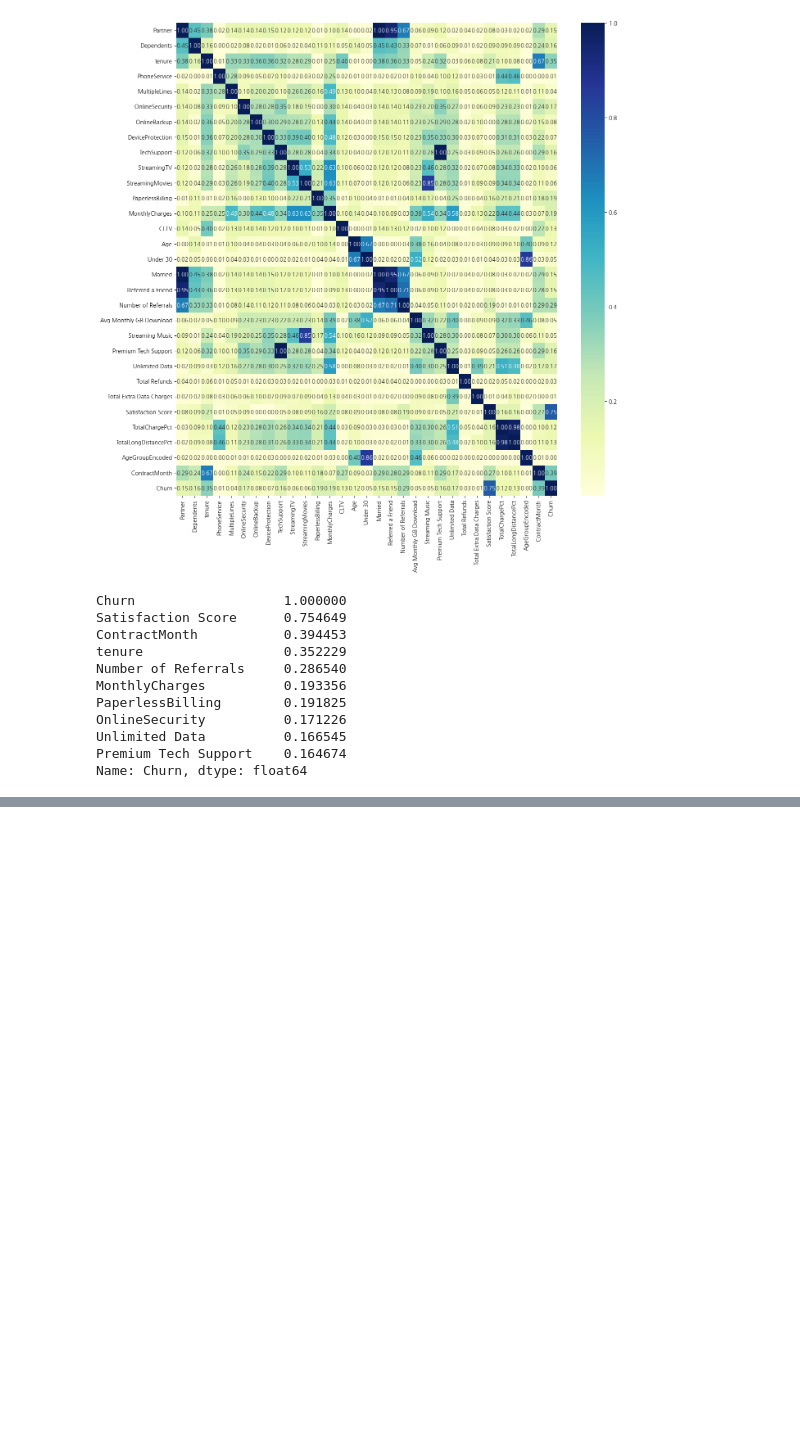
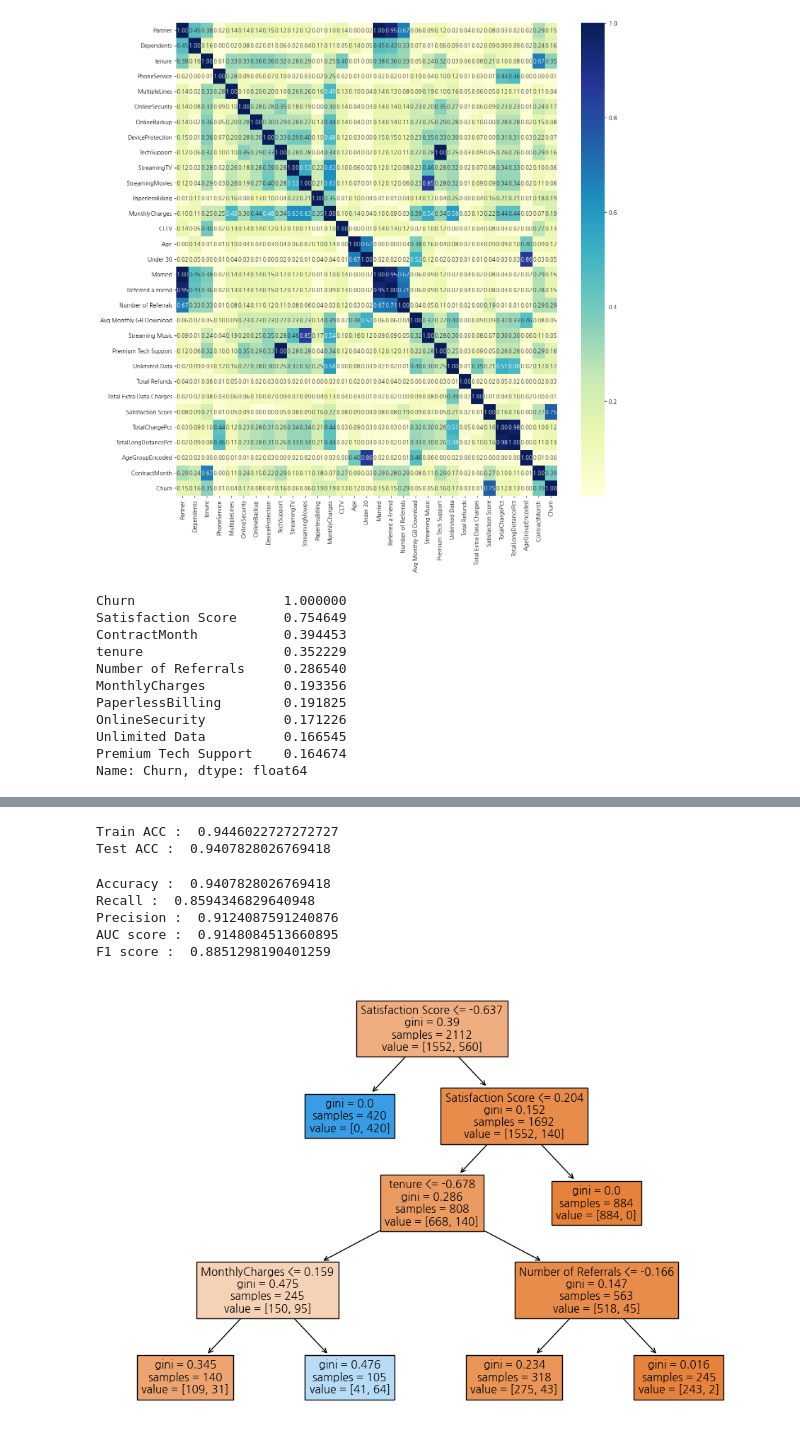
Before and after one commit to skywalker221-Minsoo/-DS-_ZeroBase_ML_Project, a Jupyter notebook: 장윤영/Telcom_Customer_Churn.ipynb, the cells around one changed output, grey strips where cells are left out. Cells and saved outputs as stored; diff of their text form; code cells hidden in the pictures; blank space fills up the shorter version.

```diff
--- a/장윤영/Telcom_Customer_Churn.ipynb
+++ b/장윤영/Telcom_Customer_Churn.ipynb
@@ -740,0 +748,3 @@ Name: Churn, dtype: float64
+# %%
+features = corr_matrix['Churn'].sort_values(ascending = False).head(10)[:6] # TOP 5
+features
@@ -740,0 +822,8 @@ Name: Churn, dtype: float64
+# %%
+X = encoded_df[features[1:].index]
+y = encoded_df['Churn'] #이탈 여부
+
+X_train, X_test, y_train, y_test = train_test_split(X, y,
+                                                test_size=0.7,
+                                                random_state=13,
+                                                stratify=y)
@@ -740,0 +863,33 @@ Name: Churn, dtype: float64
+# %%
+y_pred_tr = pipe_dt.predict(X_train)
+y_pred_test = pipe_dt.predict(X_test)
+
+print('Train ACC : ',accuracy_score(y_train, y_pred_tr))
+print('Test ACC : ',accuracy_score(y_test, y_pred_test))
+# %% [output]
+Train ACC :  0.9446022727272727
+Test ACC :  0.9407828026769418
+# %%
+from sklearn.metrics import accuracy_score, precision_score
+from sklearn.metrics import recall_score, f1_score
+from sklearn.metrics import roc_auc_score, roc_curve
+
+print("Accuracy : ",accuracy_score(y_test,y_pred_test))
+print("Recall : ",recall_score(y_test,y_pred_test))
+print("Precision : ",precision_score(y_test,y_pred_test))
+print("AUC score : ",roc_auc_score(y_test,y_pred_test))
+print("F1 score : ",f1_score(y_test,y_pred_test))
+# %% [output]
+Accuracy :  0.9407828026769418
+Recall :  0.8594346829640948
+Precision :  0.9124087591240876
+AUC score :  0.9148084513660895
+F1 score :  0.8851298190401259
+# %%
+from sklearn.tree import plot_tree
+
+plt.figure(figsize=(12,8))
+clf = pipe.named_steps['clf']
+plot_tree(clf, feature_names=X.columns, filled=True);
+# %% [output]
+[figure, added]
```
Also changed, not shown: parts of 31 cells of this notebook.
